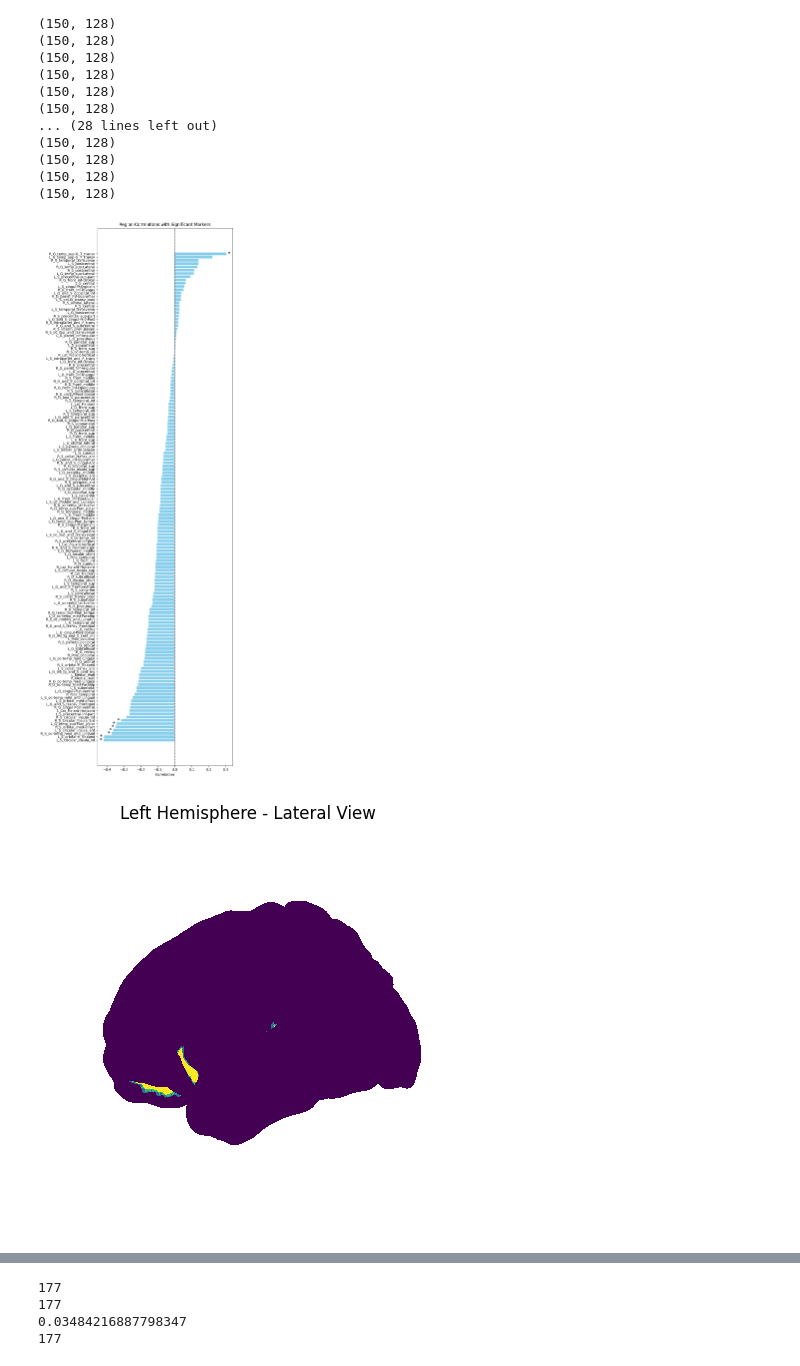
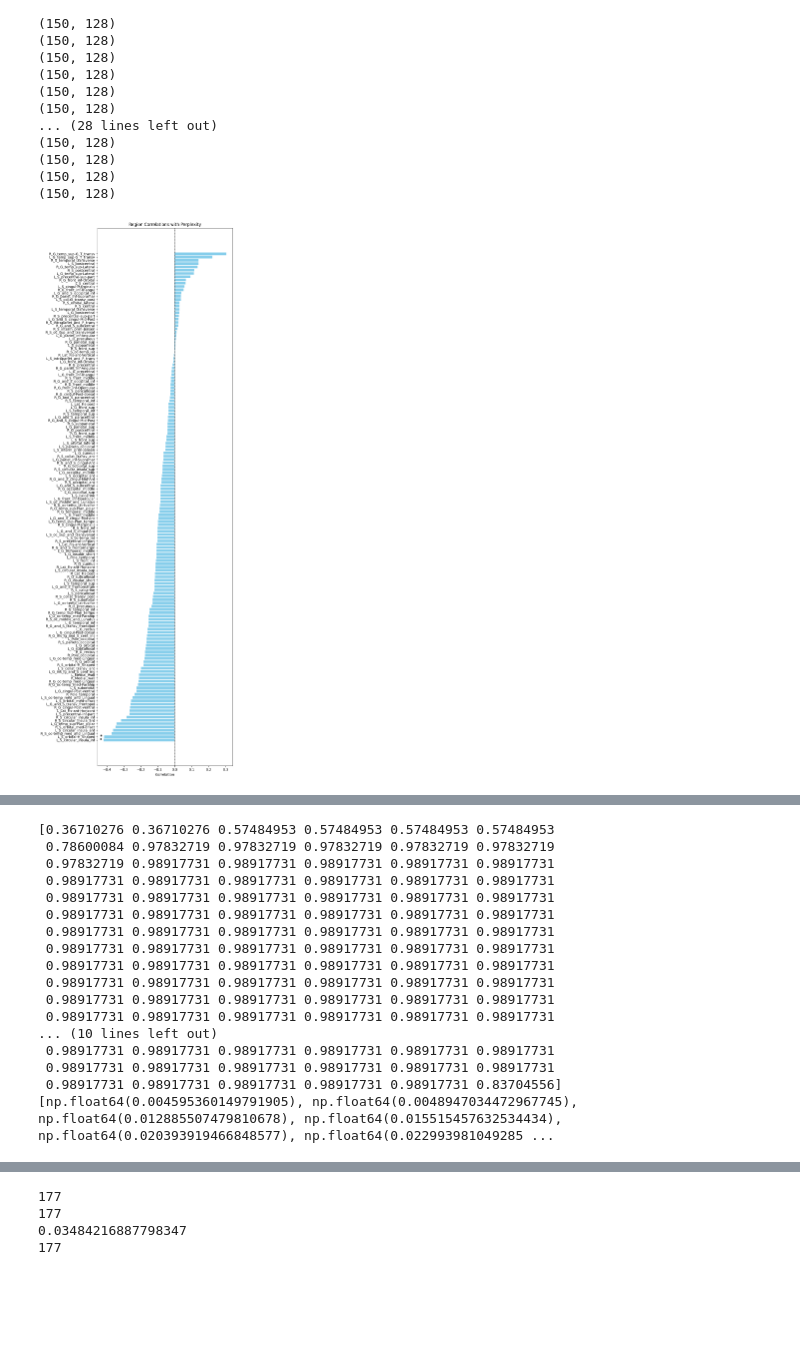
Before and after one commit to minw1/TCAE-Narratives, a Jupyter notebook: code/analysis.ipynb, the cells around one changed output, grey strips where cells are left out. Saved outputs shown, nothing was run; the diff lists cells and outputs as text; code cells hidden in the pictures; blank space fills up the shorter version.

```diff
--- a/code/analysis.ipynb
+++ b/code/analysis.ipynb
@@ -449,10 +497,14 @@ region_corrs = {}
 
 for i in range(len(region_dict)):
     minimum_perplexities = list(all_models["min_perp"])
-    sims = all_models["region_scores"].apply(lambda x: x[i])
+    sims = all_models["region_scores"].apply(lambda x: x[i]).values
     #print(sims)
-    c, p = pearsonr(minimum_perplexities, sims)
-    region_corrs[list(region_dict.keys())[i]] = (c,p)
+    if not np.all(sims == sims.flat[0]):
+        c, p = pearsonr(minimum_perplexities, sims)
+        region_corrs[list(region_dict.keys())[i]] = (c,p)
+    else:
+        print(list(region_dict.keys())[i])
+
     #print(f"{list(region_dict.keys())[i]} {c}")
 
 
@@ -463,36 +515,38 @@ values = [v[0] for _, v in sorted_items]
 p_values = [v[1] for _, v in sorted_items]
 
 # Plot
 fig, ax = plt.subplots(figsize=(8, len(labels) * 0.15))
 y_pos = range(len(labels))
 bars = ax.barh(y_pos, values, color='skyblue')
 
 # Add zero line
 ax.axvline(0, color='black', linewidth=0.8, linestyle='--')
 
 # Add stars at the end of significant bars
 for i, (val, p) in enumerate(zip(values, p_values)):
-    if p < 0.05:
+    if p < 0.01:
         ha = 'left' if val >= 0 else 'right'
         x_offset = 0.01 if val >= 0 else -0.01
         ax.text(val + x_offset, i, '*', va='center', ha=ha, fontsize=12, fontweight='bold')
 
 # Labels and layout
 ax.set_yticks(y_pos)
 ax.set_yticklabels(labels)
 ax.set_xlabel("Correlation")
-ax.set_title("Region Correlations with Significant Markers")
+ax.set_title("Region Correlations with Perplexity")
 plt.tight_layout()
+plt.savefig(f"figures/corr_analysis.png", dpi=300, bbox_inches='tight')
 plt.show()
 
 
 
 signif_negs = []
 for k, v in region_corrs.items():
-    if v[1] < 0.05 and v[0] < 0:
+    if v[1] < 0.005 and v[0] < 0:
         signif_negs += [k]
 #print(signif_negs)
-plot_regions(signif_negs)
+plot_regions_html(signif_negs, "signif_regions")
+print(stats.false_discovery_control(p_values))
+print(p_values)
 # %% [output]
-[figure, old version]
+[figure, new version]
-[figure, removed]
@@ -501,0 +553,17 @@ plot_regions(signif_negs)
+[0.36710276 0.36710276 0.57484953 0.57484953 0.57484953 0.57484953
+ 0.78600084 0.97832719 0.97832719 0.97832719 0.97832719 0.97832719
+ 0.97832719 0.98917731 0.98917731 0.98917731 0.98917731 0.98917731
+ 0.98917731 0.98917731 0.98917731 0.98917731 0.98917731 0.98917731
+ 0.98917731 0.98917731 0.98917731 0.98917731 0.98917731 0.98917731
+ 0.98917731 0.98917731 0.98917731 0.98917731 0.98917731 0.98917731
+ 0.98917731 0.98917731 0.98917731 0.98917731 0.98917731 0.98917731
+ 0.98917731 0.98917731 0.98917731 0.98917731 0.98917731 0.98917731
+ 0.98917731 0.98917731 0.98917731 0.98917731 0.98917731 0.98917731
+ 0.98917731 0.98917731 0.98917731 0.98917731 0.98917731 0.98917731
+ 0.98917731 0.98917731 0.98917731 0.98917731 0.98917731 0.98917731
+ 0.98917731 0.98917731 0.98917731 0.98917731 0.98917731 0.98917731
+... (10 lines left out)
+ 0.98917731 0.98917731 0.98917731 0.98917731 0.98917731 0.98917731
+ 0.98917731 0.98917731 0.98917731 0.98917731 0.98917731 0.98917731
+ 0.98917731 0.98917731 0.98917731 0.98917731 0.98917731 0.83704556]
+[np.float64(0.004595360149791905), np.float64(0.0048947034472967745), np.float64(0.012885507479810678), np.float64(0.015515457632534434), np.float64(0.020393919466848577), np.float64(0.022993981049285 ...
```
Also changed, not shown: parts of 18 cells of this notebook.
